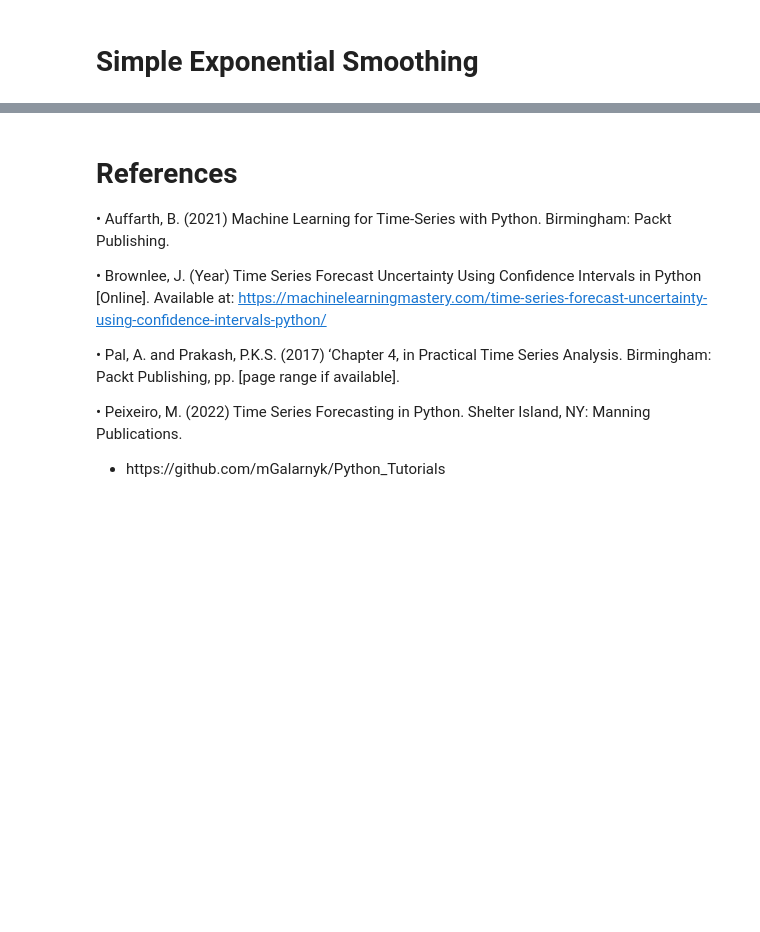
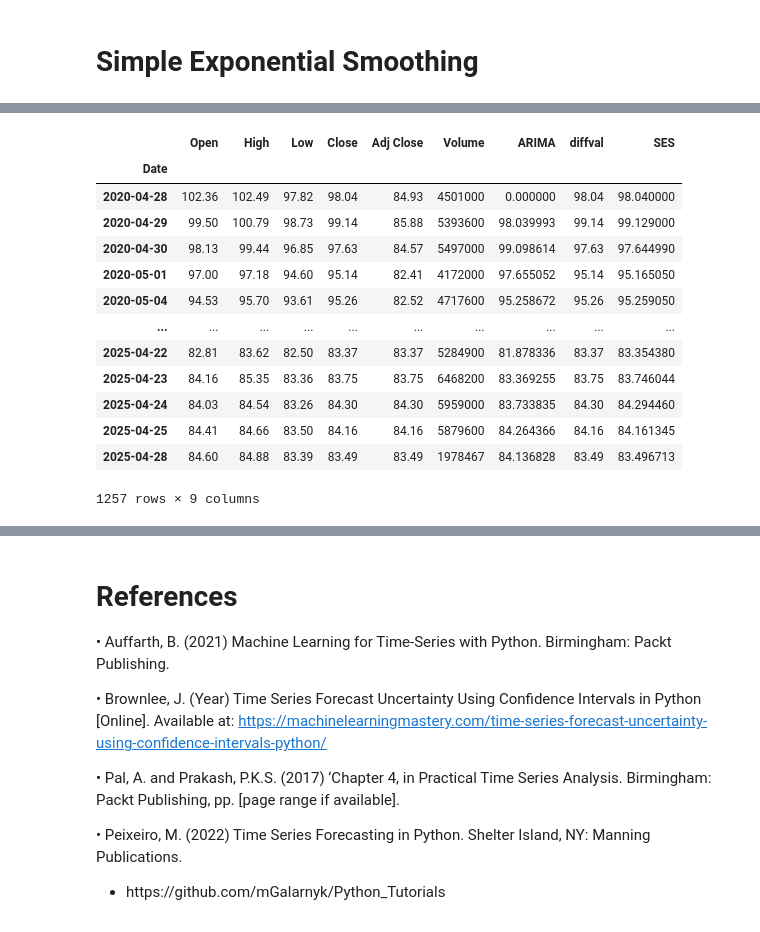
Before and after one commit to CCT-Dublin/capstone-project-JeissonSPreciado, a Jupyter notebook: MDT.ipynb, the cells around one changed output, grey strips where cells are left out. Saved outputs shown, nothing was run; the diff lists cells and outputs as text; code cells hidden in the pictures; blank space fills up the shorter version.

```diff
--- a/MDT.ipynb
+++ b/MDT.ipynb
@@ -954,9 +984,24 @@ mdto2.head()
 # %%
 # Add a new column (SES) in the dataframe
-mdto2['SES'] = es.single_exp_smoothing(mdto2['Close'], 0.99)
+mdt['SES'] = es.single_exp_smoothing(mdt['Close'], 0.99)
 
 # Display first five records
-mdto2
+mdt
+# %% [output]
+|  | Open | High | Low | Close | Adj Close | Volume | ARIMA | diffval | SES |
+| Date |  |  |  |  |  |  |  |  |  |
+| 2020-04-28 | 102.36 | 102.49 | 97.82 | 98.04 | 84.93 | 4501000 | 0.000000 | 98.04 | 98.040000 |
+| 2020-04-29 | 99.50 | 100.79 | 98.73 | 99.14 | 85.88 | 5393600 | 98.039993 | 99.14 | 99.129000 |
+| 2020-04-30 | 98.13 | 99.44 | 96.85 | 97.63 | 84.57 | 5497000 | 99.098614 | 97.63 | 97.644990 |
+| 2020-05-01 | 97.00 | 97.18 | 94.60 | 95.14 | 82.41 | 4172000 | 97.655052 | 95.14 | 95.165050 |
+| 2020-05-04 | 94.53 | 95.70 | 93.61 | 95.26 | 82.52 | 4717600 | 95.258672 | 95.26 | 95.259050 |
+| ... | ... | ... | ... | ... | ... | ... | ... | ... | ... |
+| 2025-04-22 | 82.81 | 83.62 | 82.50 | 83.37 | 83.37 | 5284900 | 81.878336 | 83.37 | 83.354380 |
+| 2025-04-23 | 84.16 | 85.35 | 83.36 | 83.75 | 83.75 | 6468200 | 83.369255 | 83.75 | 83.746044 |
+| 2025-04-24 | 84.03 | 84.54 | 83.26 | 84.30 | 84.30 | 5959000 | 83.733835 | 84.30 | 84.294460 |
+| 2025-04-25 | 84.41 | 84.66 | 83.50 | 84.16 | 84.16 | 5879600 | 84.264366 | 84.16 | 84.161345 |
+| 2025-04-28 | 84.60 | 84.88 | 83.39 | 83.49 | 83.49 | 1978467 | 84.136828 | 83.49 | 83.496713 |
+1257 rows × 9 columns
 # %%
 # plot the above dataframe
 fig = plt.figure(figsize = (5.5, 5.5))
```
Also changed, not shown: parts of 16 cells of this notebook, 3 other files.
